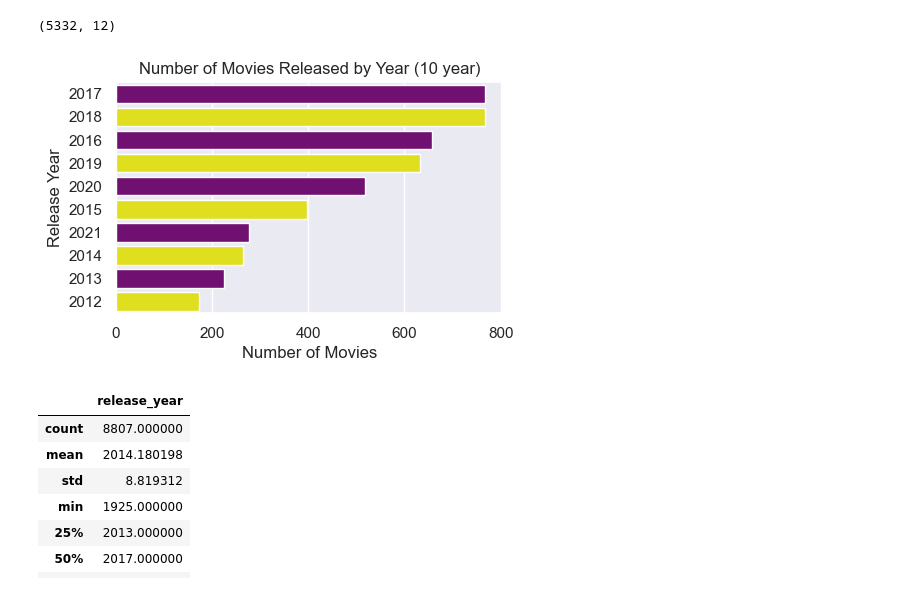
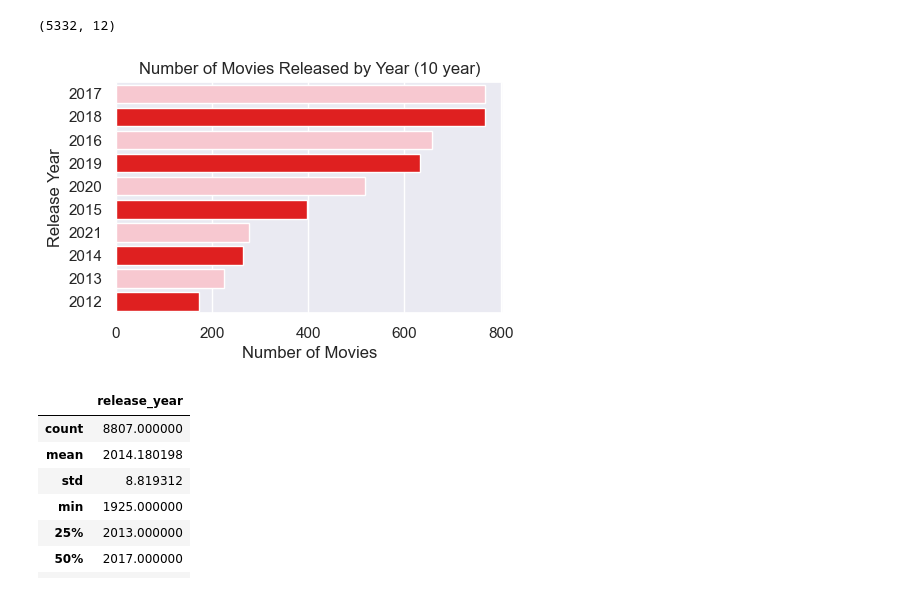
Before and after one commit to bdinlenc/YetGenCoreProje, a Jupyter notebook: proje.ipynb, the cells around one changed output. Drawn from its saved outputs; the diff is of its cells as text; code cells hidden in the pictures.

```diff
--- a/proje.ipynb
+++ b/proje.ipynb
@@ -74,23 +74,23 @@ df.shape #DataFrame nesnesinin satır ve sütun sayısını verir.
 # %%
 import seaborn as sns
 
 
 netflix_movies = df[df['type'] == 'Movie'] #Filmlerin bulunduğu DataFrame nesnesi oluşturuldu
 plt.figure(figsize=(5,3)) #yükseklik ve genişliğin belirlenmesi
 sns.set(style="darkgrid") #Grafik stilinin belirlenmesi
-ax = sns.countplot(y="release_year", data=netflix_movies, palette=["purple", "yellow"],
+ax = sns.countplot(y="release_year", data=netflix_movies, palette=["pink", "red"],
                    order=netflix_movies['release_year'].value_counts().index[0:10]) #order parametresi yayın yıllarının sıralamasını belirler.
 
 #üstte uygun olan her yayın yılının sayısı hesaplanır ve countplot fonksiyonu ile çubuk grafik oluşturulur.
 
 ax.set_xlabel('Number of Movies')
 ax.set_ylabel('Release Year')
 ax.set_title('Number of Movies Released by Year (10 year)')
 plt.show()
 
 #son 10 yılda yayınlanan filmlerin sayıları görselleştirilmiştir ve grafiğe göre en çok film 2017 yılında yayınlanmıştır.
 # %% [output]
-[figure, old version]
+[figure, new version]
 # %%
 df.describe() #istatiksel analiz özeti sayım,ortalama,standart sapma,minimum,çeyreklikler ve maksimum gibi istatistiksel bilgilerin elde edilmesini sağlar.
 # %% [output]
```
